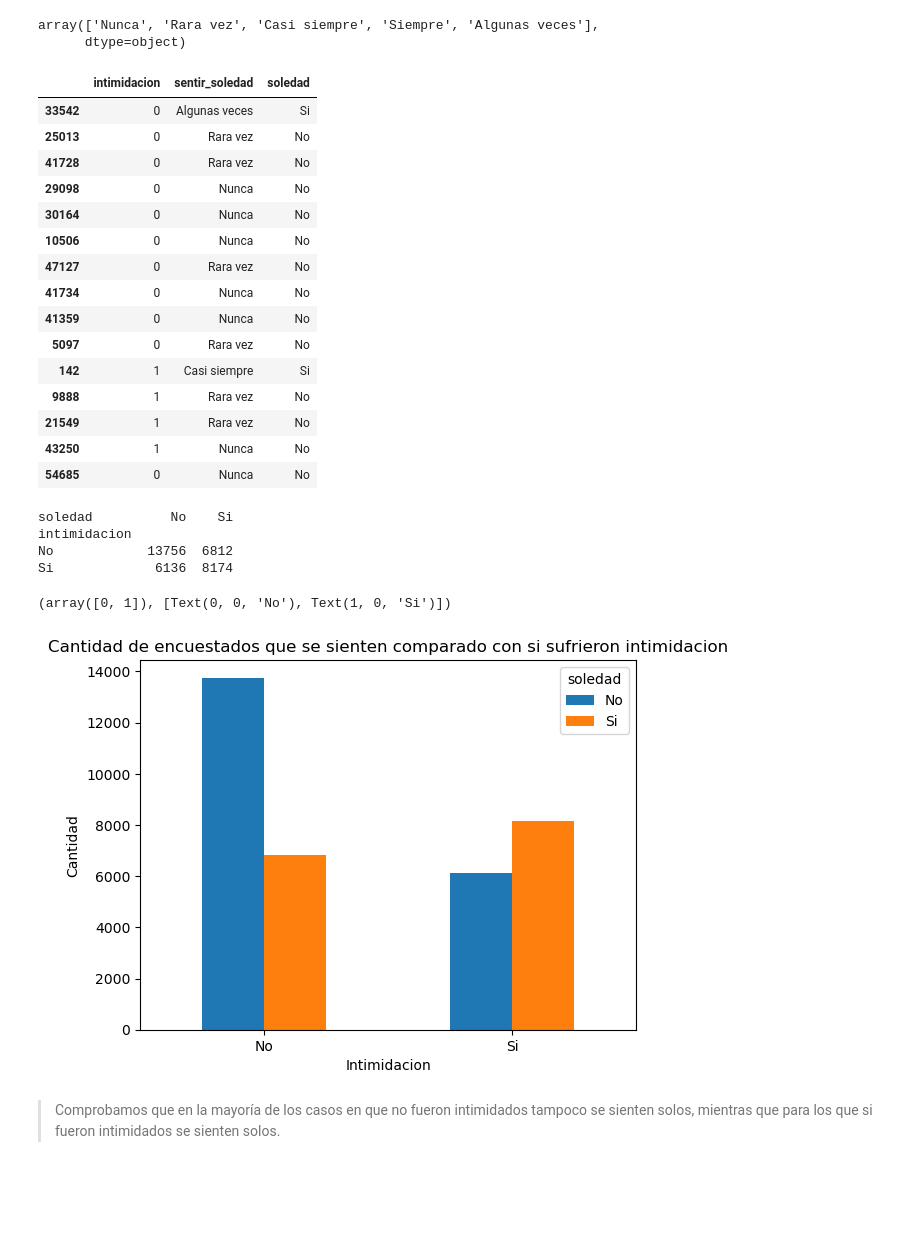
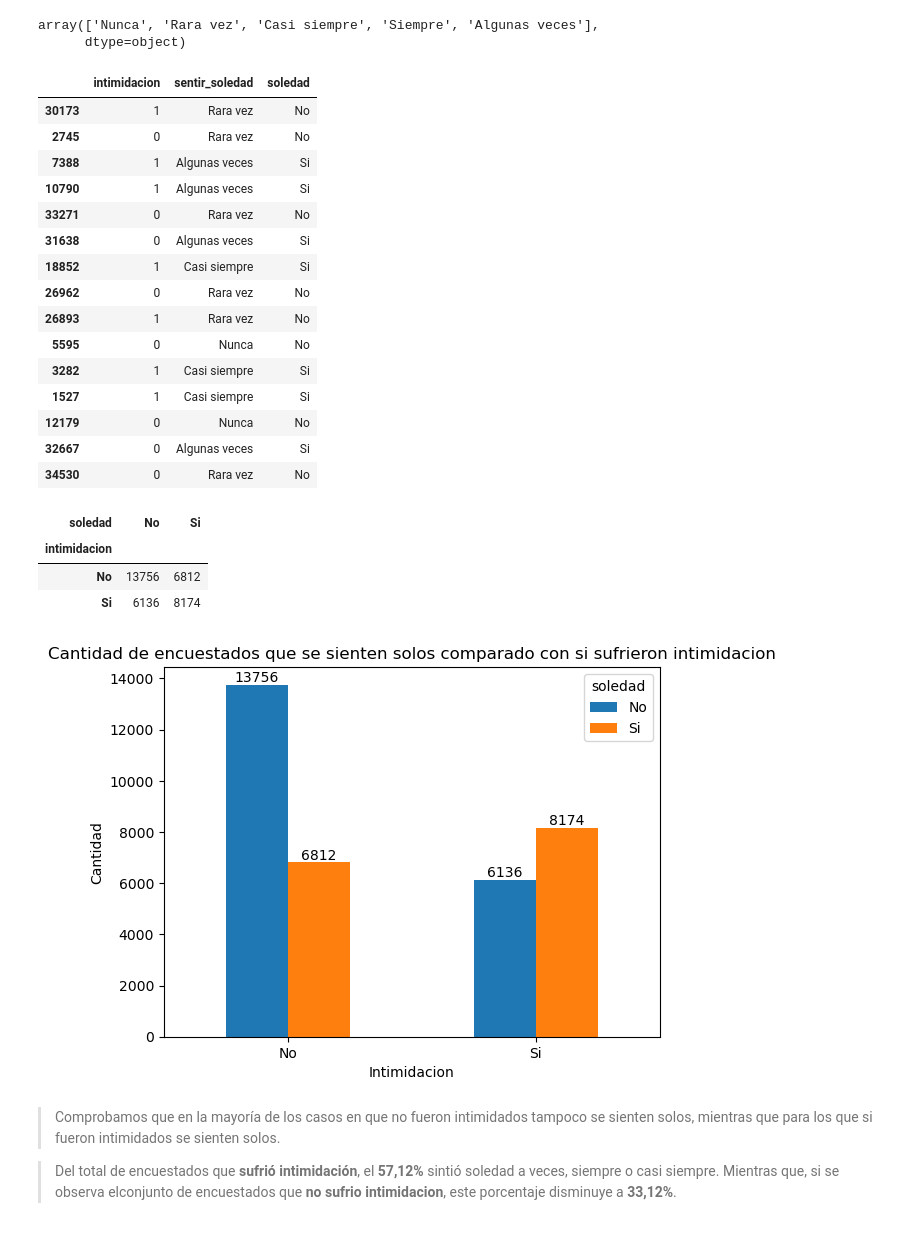
Before and after one commit to gabisluciana/DataScience-Ingenias, a Jupyter notebook: Segunda Entrega/Segunda_entrega.ipynb, the cells around one changed output. Cells and saved outputs as stored; diff of their text form; code cells hidden in the pictures; blank space fills up the shorter version.

```diff
--- a/Segunda Entrega/Segunda_entrega.ipynb
+++ b/Segunda Entrega/Segunda_entrega.ipynb
@@ -482,6 +467,9 @@ dtype: int64
 df.to_csv("EMSE_DatosAnalisisBullying.csv", index=False)
 # %% [markdown]
 ## Transformación de datos categóricos
+# %%
+#Cargar CSV anterior
+df = pd.read_csv("EMSE_DatosAnalisisBullying.csv")
 # %% [markdown]
 _Como primera medida transformaremos las columnas que solo tengan los valores "Si" y "No" por 1 y 0 respectivamente_
 # %%
@@ -833,44 +880,49 @@ df.sentir_soledad.unique()
 array(['Nunca', 'Rara vez', 'Casi siempre', 'Siempre', 'Algunas veces'],
       dtype=object)
 # %%
-#Agrupamos 'Nunca' y 'Rara vez' como No y el resto como Si
+#Agrupar 'Nunca' y 'Rara vez' como No y el resto como Si
 condicion_soledad = (df["sentir_soledad"].isin(['Nunca', 'Rara vez']))
 df["soledad"] = np.where(condicion_soledad, 'No','Si')
 df[["intimidacion","sentir_soledad","soledad"]].sample(15)
 # %% [output]
 |  | intimidacion | sentir_soledad | soledad |
-| 33542 | 0 | Algunas veces | Si |
-| 25013 | 0 | Rara vez | No |
-| 41728 | 0 | Rara vez | No |
-| 29098 | 0 | Nunca | No |
-| 30164 | 0 | Nunca | No |
-| 10506 | 0 | Nunca | No |
-| 47127 | 0 | Rara vez | No |
-| 41734 | 0 | Nunca | No |
-| 41359 | 0 | Nunca | No |
-| 5097 | 0 | Rara vez | No |
-| 142 | 1 | Casi siempre | Si |
-| 9888 | 1 | Rara vez | No |
-| 21549 | 1 | Rara vez | No |
-| 43250 | 1 | Nunca | No |
-| 54685 | 0 | Nunca | No |
+| 30173 | 1 | Rara vez | No |
+| 2745 | 0 | Rara vez | No |
+| 7388 | 1 | Algunas veces | Si |
+| 10790 | 1 | Algunas veces | Si |
+| 33271 | 0 | Rara vez | No |
+| 31638 | 0 | Algunas veces | Si |
+| 18852 | 1 | Casi siempre | Si |
+| 26962 | 0 | Rara vez | No |
+| 26893 | 1 | Rara vez | No |
+| 5595 | 0 | Nunca | No |
+| 3282 | 1 | Casi siempre | Si |
+| 1527 | 1 | Casi siempre | Si |
+| 12179 | 0 | Nunca | No |
+| 32667 | 0 | Algunas veces | Si |
+| 34530 | 0 | Rara vez | No |
 # %%
 cross_tab = pd.crosstab(df['intimidacion'].replace({1:"Si",0:"No"}), df['soledad'])
-print(cross_tab)
 
 fig = cross_tab.plot(kind='bar')
 fig.set_xlabel('Intimidacion')
 fig.set_ylabel('Cantidad')
-plt.title("Cantidad de encuestados que se sienten comparado con si sufrieron intimidacion")
+plt.title("Cantidad de encuestados que se sienten solos comparado con si sufrieron intimidacion")
 plt.xticks(rotation=0)
+
+for bars in fig.containers:
+    fig.bar_label(bars)
+
+cross_tab
 # %% [output]
-soledad          No    Si
-intimidacion
-No            13756  6812
-Si             6136  8174
-(array([0, 1]), [Text(0, 0, 'No'), Text(1, 0, 'Si')])
+| soledad | No | Si |
+| intimidacion |  |  |
+| No | 13756 | 6812 |
+| Si | 6136 | 8174 |
-[figure, old version]
+[figure, new version]
 # %% [markdown]
 > Comprobamos que en la mayoría de los casos en que no fueron intimidados tampoco se sienten solos, mientras que para los que si fueron intimidados se sienten solos.
+
+> Del total de encuestados que **sufrió intimidación**, el **57,12%** sintió soledad a veces, siempre o casi siempre. Mientras que, si se observa elconjunto de encuestados que **no sufrio intimidacion**, este porcentaje disminuye a **33,12%**.
 # %%
 cross_intimidaciones = df[['intimidacion_escuela', 'intimidacion_fuera', 'intimidacion_internet','soledad']].melt(id_vars=['soledad']).groupby(['soledad','variable']).sum().reset_index()
```
Also changed, not shown: parts of 58 cells of this notebook, 2 other files.
